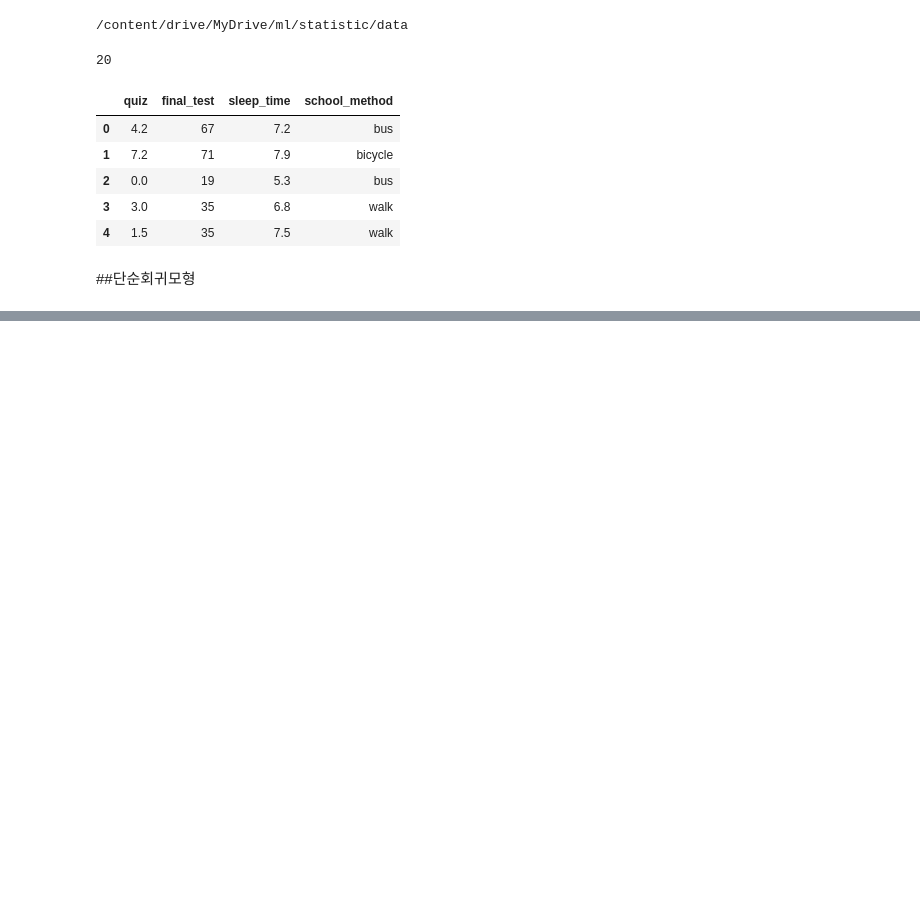
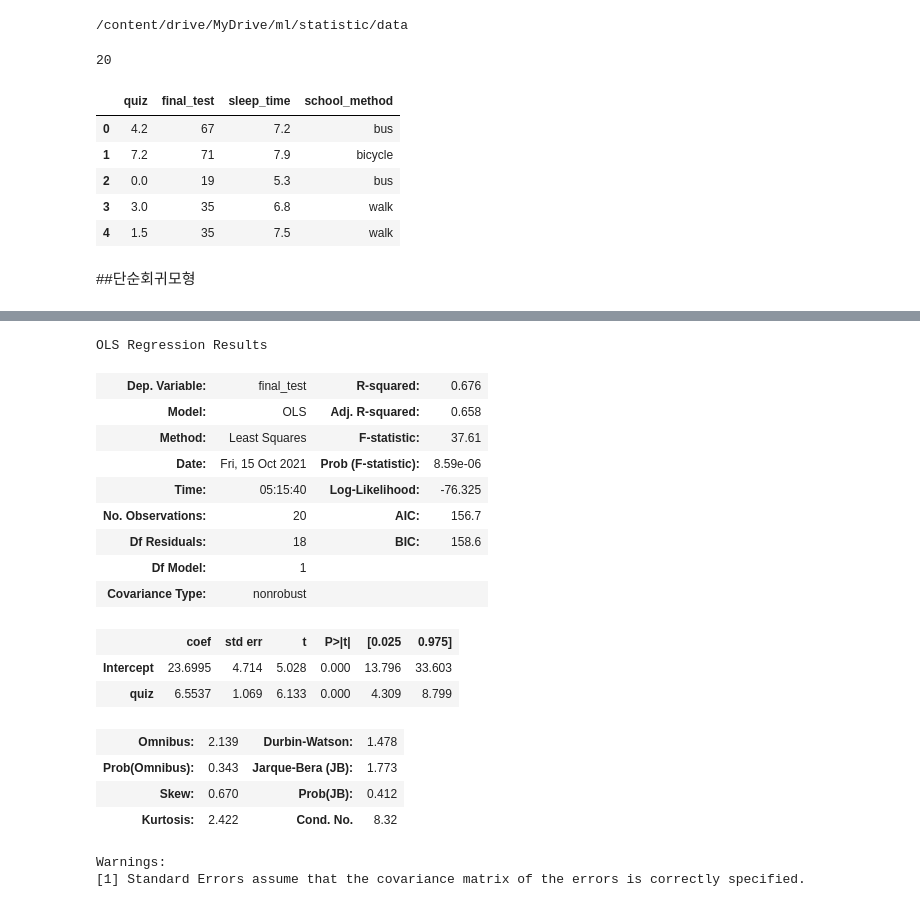
Before and after one commit to Kwangbin/statistic, a Jupyter notebook: 회귀분석_002.ipynb, the cells around one changed output, grey strips where cells are left out. Saved outputs shown, nothing was run; the diff lists cells and outputs as text; code cells hidden in the pictures; blank space fills up the shorter version.

```diff
--- a/회귀분석_002.ipynb
+++ b/회귀분석_002.ipynb
@@ -110,0 +177,24 @@ p=1
+# %%
+formula = 'final_test ~ quiz'
+result = smf.ols(formula,df).fit()
+result.summary()
+# %% [output]
+OLS Regression Results
+| Dep. Variable: | final_test | R-squared: | 0.676 |
+| Model: | OLS | Adj. R-squared: | 0.658 |
+| Method: | Least Squares | F-statistic: | 37.61 |
+| Date: | Fri, 15 Oct 2021 | Prob (F-statistic): | 8.59e-06 |
+| Time: | 05:15:40 | Log-Likelihood: | -76.325 |
+| No. Observations: | 20 | AIC: | 156.7 |
+| Df Residuals: | 18 | BIC: | 158.6 |
+| Df Model: | 1 |  |  |
+| Covariance Type: | nonrobust |  |  |
+|  | coef | std err | t | P>|t| | [0.025 | 0.975] |
+| Intercept | 23.6995 | 4.714 | 5.028 | 0.000 | 13.796 | 33.603 |
+| quiz | 6.5537 | 1.069 | 6.133 | 0.000 | 4.309 | 8.799 |
+| Omnibus: | 2.139 | Durbin-Watson: | 1.478 |
+| Prob(Omnibus): | 0.343 | Jarque-Bera (JB): | 1.773 |
+| Skew: | 0.670 | Prob(JB): | 0.412 |
+| Kurtosis: | 2.422 | Cond. No. | 8.32 |
+Warnings:
+[1] Standard Errors assume that the covariance matrix of the errors is correctly specified.
```
Also changed, not shown: parts of 8 cells of this notebook.
